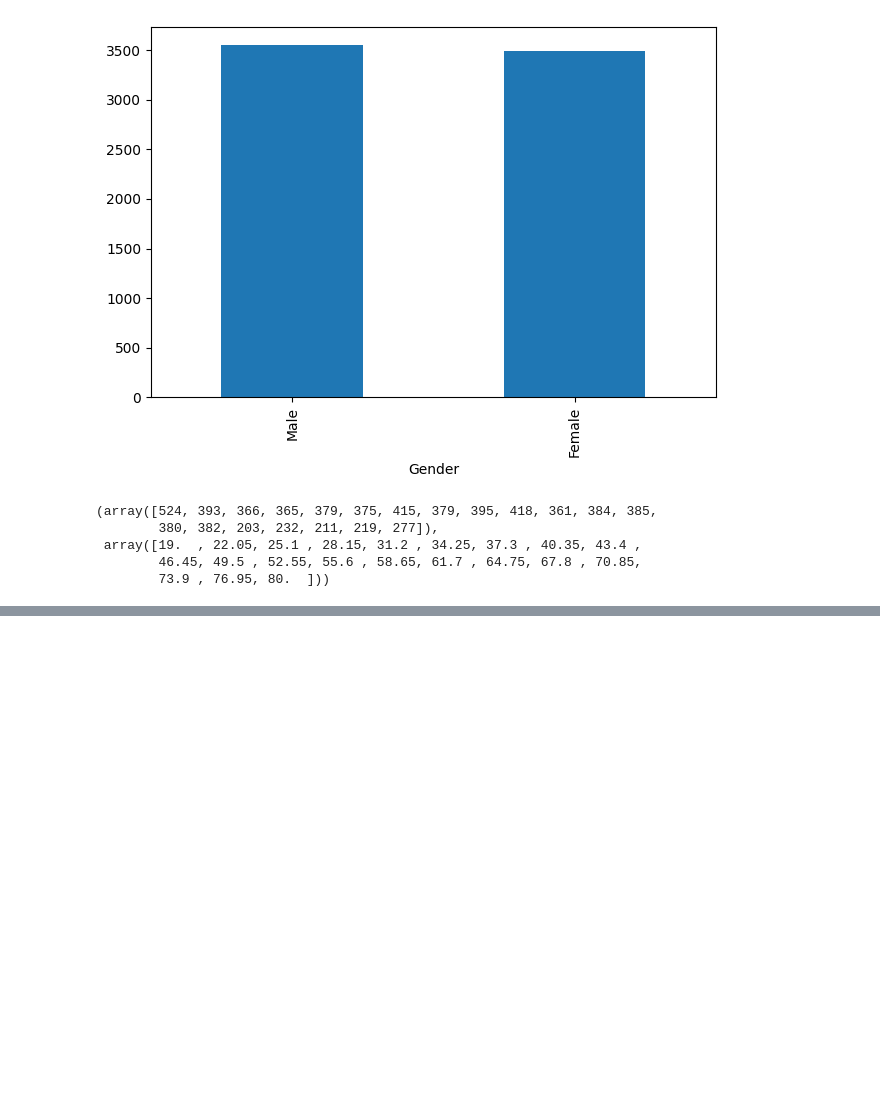
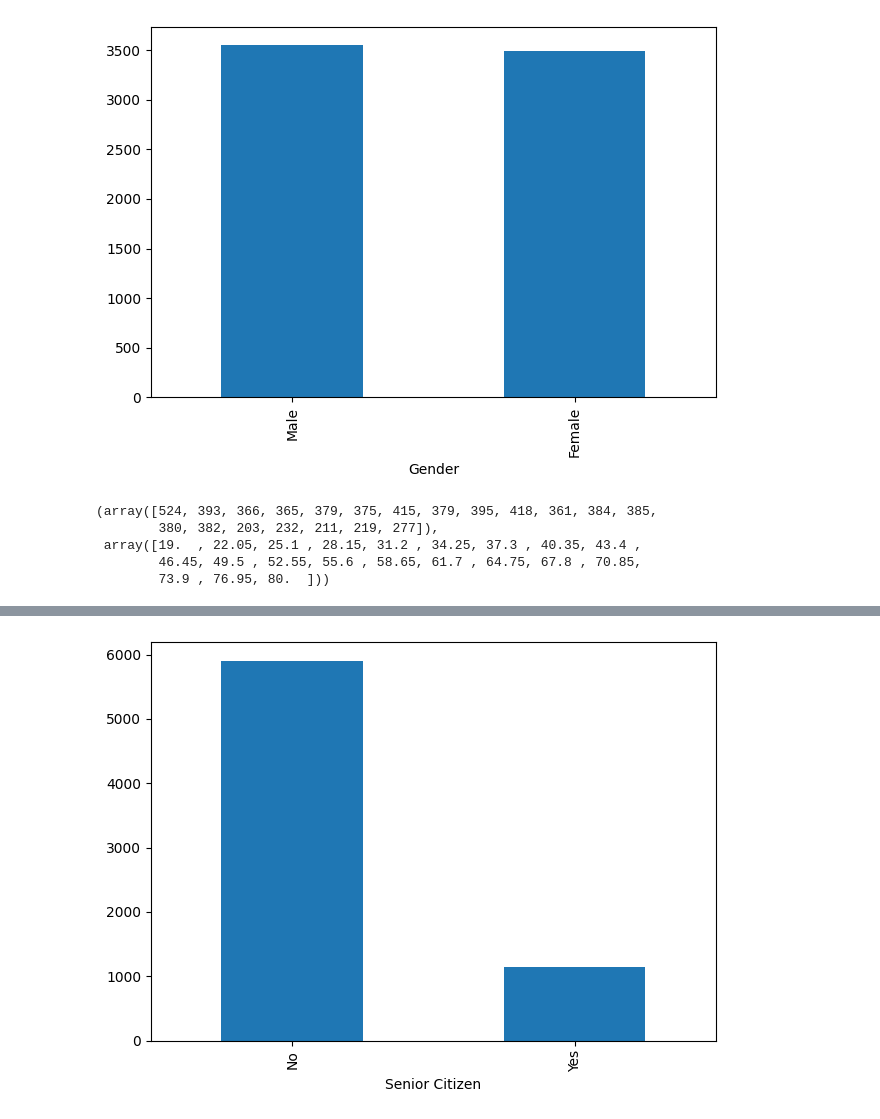
Before and after one commit to Seenuprime/Data-Analytics, a Jupyter notebook: Customer_churn.ipynb, the cells around one changed output, grey strips where cells are left out. Drawn from its saved outputs; the diff is of its cells as text; code cells hidden in the pictures; blank space fills up the shorter version.

```diff
--- a/Customer_churn.ipynb
+++ b/Customer_churn.ipynb
@@ -66,0 +79,5 @@ plt.tight_layout()
+# %%
+df['Senior Citizen'].value_counts().plot(kind='bar')
+plt.tight_layout()
+# %% [output]
+[figure, added]
```
Also changed, not shown: parts of 9 cells of this notebook.
